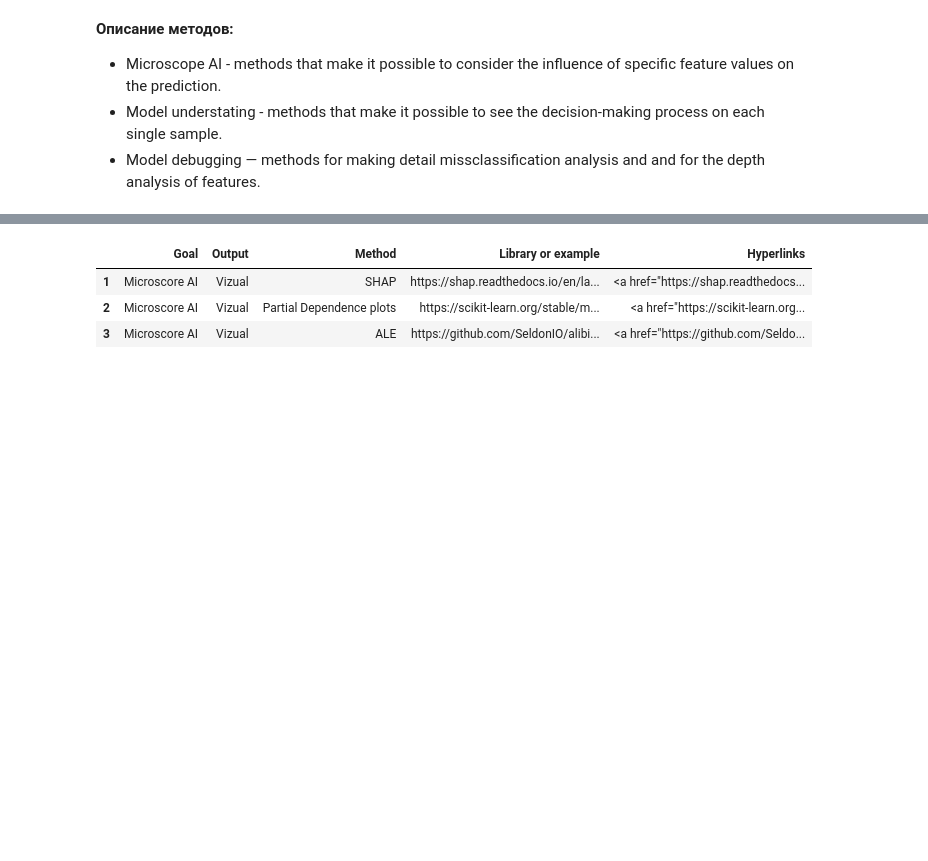
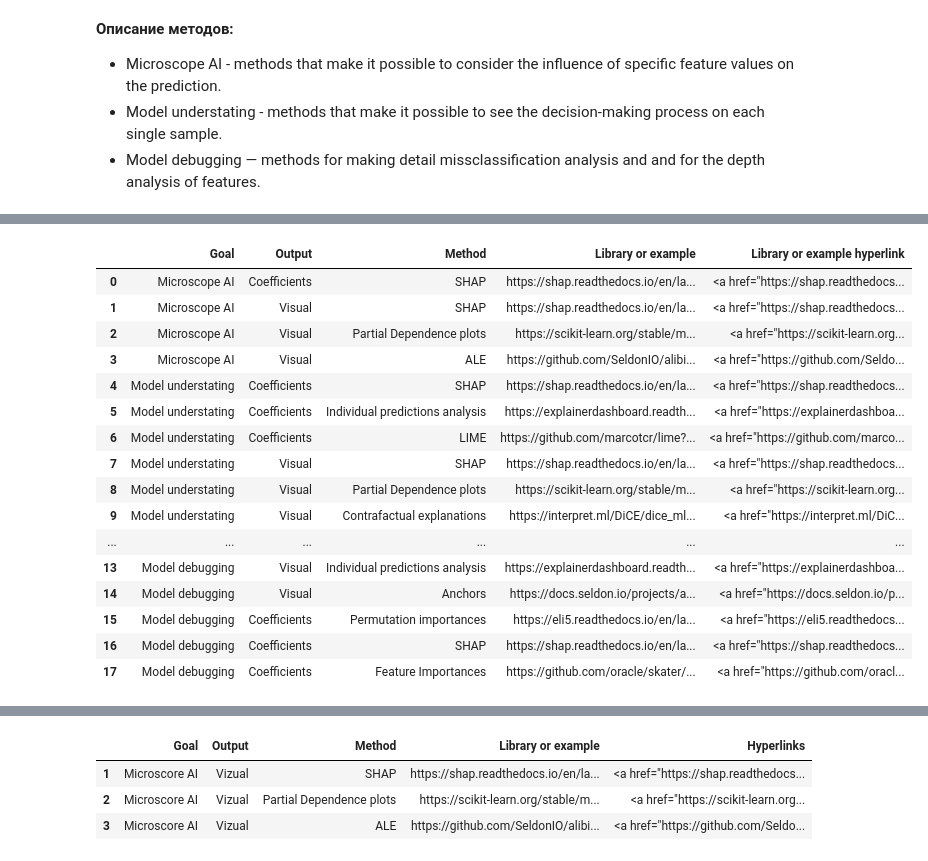
Before and after one commit to SadSabrina/streamlit_XAI_table, a Jupyter notebook: XAI_data.ipynb, the cells around one changed output, grey strips where cells are left out. Saved outputs shown, nothing was run; the diff lists cells and outputs as text; code cells hidden in the pictures; blank space fills up the shorter version.

```diff
--- a/XAI_data.ipynb
+++ b/XAI_data.ipynb
@@ -65,6 +65,26 @@ fig.show()
 [figure]
 # %%
 #make the general table
-general_table = pd.read_csv('./data/XAI_md_agnostic_table.csv')
-#general_table.drop(['Library or example'], axis=1).to_csv('xai_md_agnostic_table_cleaned.csv', index=False)
+general_table = pd.read_csv('./data/md_agnostic.csv')
+general_table.drop(['Library or example'], axis=1).to_csv('md_agnostic_table_cleaned.csv', index=False)
+# %%
+general_table
+# %% [output]
+|  | Goal | Output | Method | Library or example | Library or example hyperlink |
+| 0 | Microscope AI | Coefficients | SHAP | https://shap.readthedocs.io/en/la... | <a href="https://shap.readthedocs... |
+| 1 | Microscope AI | Visual | SHAP | https://shap.readthedocs.io/en/la... | <a href="https://shap.readthedocs... |
+| 2 | Microscope AI | Visual | Partial Dependence plots | https://scikit-learn.org/stable/m... | <a href="https://scikit-learn.org... |
+| 3 | Microscope AI | Visual | ALE | https://github.com/SeldonIO/alibi... | <a href="https://github.com/Seldo... |
+| 4 | Model understating | Coefficients | SHAP | https://shap.readthedocs.io/en/la... | <a href="https://shap.readthedocs... |
+| 5 | Model understating | Coefficients | Individual predictions analysis | https://explainerdashboard.readth... | <a href="https://explainerdashboa... |
+| 6 | Model understating | Coefficients | LIME | https://github.com/marcotcr/lime?... | <a href="https://github.com/marco... |
+| 7 | Model understating | Visual | SHAP | https://shap.readthedocs.io/en/la... | <a href="https://shap.readthedocs... |
+| 8 | Model understating | Visual | Partial Dependence plots | https://scikit-learn.org/stable/m... | <a href="https://scikit-learn.org... |
+| 9 | Model understating | Visual | Contrafactual explanations | https://interpret.ml/DiCE/dice_ml... | <a href="https://interpret.ml/DiC... |
+| ... | ... | ... | ... | ... | ... |
+| 13 | Model debugging | Visual | Individual predictions analysis | https://explainerdashboard.readth... | <a href="https://explainerdashboa... |
+| 14 | Model debugging | Visual | Anchors | https://docs.seldon.io/projects/a... | <a href="https://docs.seldon.io/p... |
+| 15 | Model debugging | Coefficients | Permutation importances | https://eli5.readthedocs.io/en/la... | <a href="https://eli5.readthedocs... |
+| 16 | Model debugging | Coefficients | SHAP | https://shap.readthedocs.io/en/la... | <a href="https://shap.readthedocs... |
+| 17 | Model debugging | Coefficients | Feature Importances | https://github.com/oracle/skater/... | <a href="https://github.com/oracl... |
 # %%
```
Also changed, not shown: parts of 3 cells of this notebook, 3 other files.
